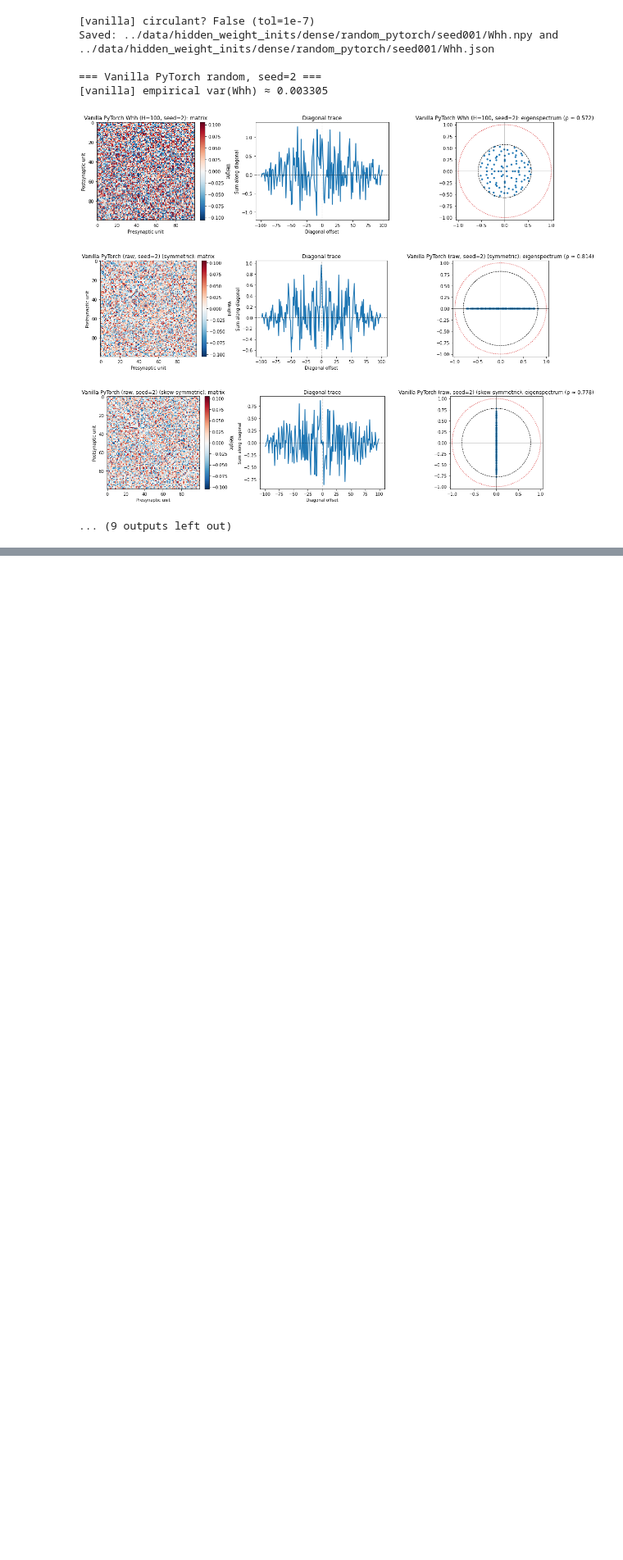
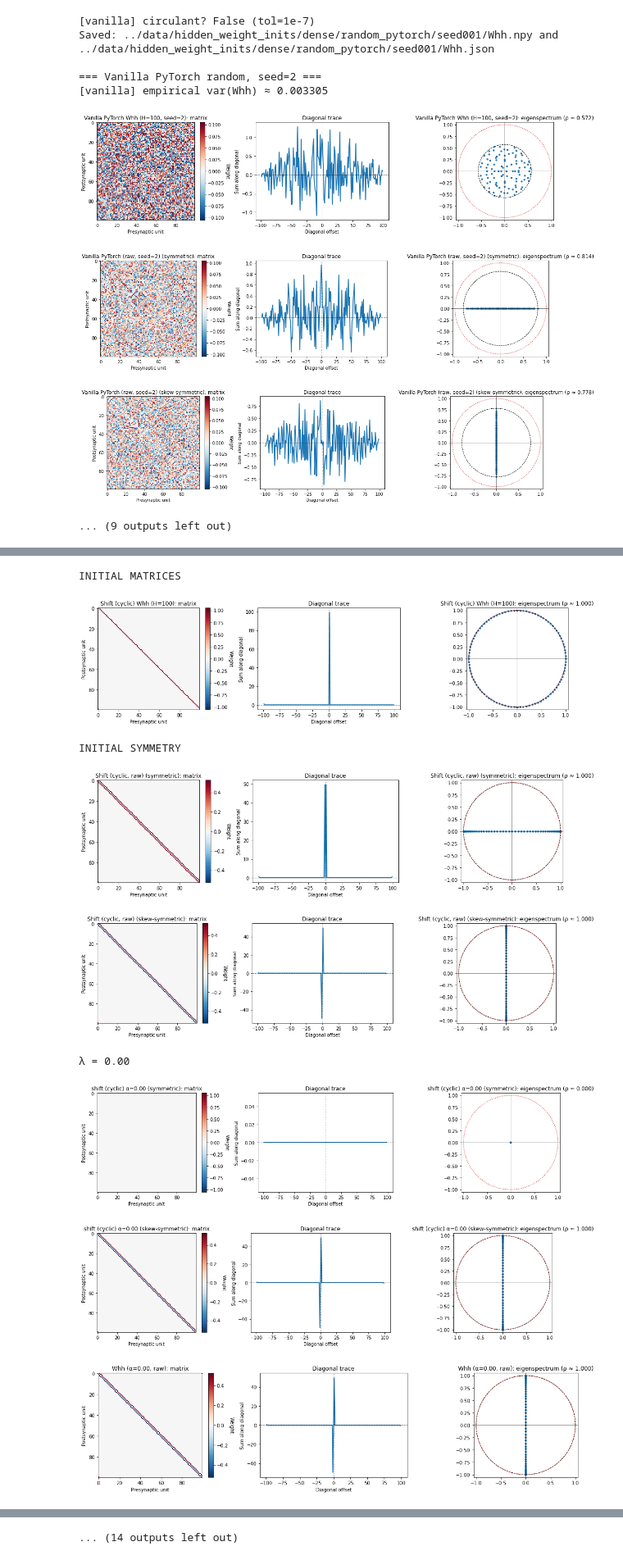
Before and after one commit to margotwagner/wagner2026philtrans, a Jupyter notebook: notebooks/hidden-weight-builder.ipynb, the cells around one changed output, grey strips where cells are left out. Shown at 82% size. Drawn from its saved outputs; the diff is of its cells as text; code cells hidden in the pictures; blank space fills up the shorter version.

```diff
--- a/notebooks/hidden-weight-builder.ipynb
+++ b/notebooks/hidden-weight-builder.ipynb
@@ -89,0 +134,67 @@ Saved: ../data/hidden_weight_inits/dense/random_pytorch/seed001/Whh.npy and ../d
+# %%
+# --- shift (cyclic) matrix ---
+W = bhw.build_shift(n=HIDDEN_N, value=1.0, offset=1, cyclic=True)
+
+# quick plots
+print("INITIAL MATRICES")
+hw.plot_weight_all(W, title=f"Shift (cyclic) Whh (H={HIDDEN_N})")
+
+# symmetry
+print("INITIAL SYMMETRY")
+hw.plot_sym_asym(W, base_title="Shift (cyclic, raw)")
+
+# symmetric / skew-symmetric split
+S = 0.5 * (W + W.T)
+A = 0.5 * (W - W.T)
+
+# choose mixing ratios you want
+mix_ratios = [0.0, 0.25, 0.5, 0.75, 1.0]
+
+# where to save this structure's init
+dense_root = "../data/hidden_weight_inits/cycshift"
+
+for alpha in mix_ratios:
+    # alpha-blended hidden matrix: W_eff = αS + (1-α)A
+    W_mix = alpha * S + (1 - alpha) * A
+
+    # optional plots
+    print(f"λ = {alpha:.2f}")
+    hw.plot_sym_asym(W_mix, base_title=f"shift (cyclic) α={alpha:.2f}")
+    hw.plot_weight_all(W_mix, title=f"Whh (α={alpha:.2f}, raw)")
+
+    # verify circulant
+    ok = hw.is_circulant(W_mix, tol=1e-7)
+    print("[builder] circulant? {} (tol=1e-7)".format(ok))
+
+    sub = mix_ratio_tag(alpha)
+
+    # save under norm subfolders, with alpha subdir
+    meta_dense = {
+        "backend": "dense",
+        "family": "shift",
+        "geometry": "cyclic",
+        "hidden_n": int(HIDDEN_N),
+        "alpha": float(alpha),
+        "decomposition": "W=αS+(1-α)A",
+        "norm": "raw",  # Frobenius normalization happens in Main_clean.py
+    }
+
+    # ---- save dense Whh ----
+    save_dir_dense = f"{dense_root}/alpha{sub}"
+    fname_dense = "Whh"
+    hw.save_matrix(
+        W_mix,
+        save_dir_dense,
+        fname_dense,
+        meta=meta_dense,
+    )
+# %% [output]
+INITIAL MATRICES
+[figure, added]
+INITIAL SYMMETRY
+[figure, added]
+[figure, added]
+λ = 0.00
+[figure, added]
+[figure, added]
+[figure, added]
@@ -89,0 +206 @@ Saved: ../data/hidden_weight_inits/dense/random_pytorch/seed001/Whh.npy and ../d
+... (14 outputs left out)
```
Also changed, not shown: parts of 5 cells of this notebook, 3 other files.
